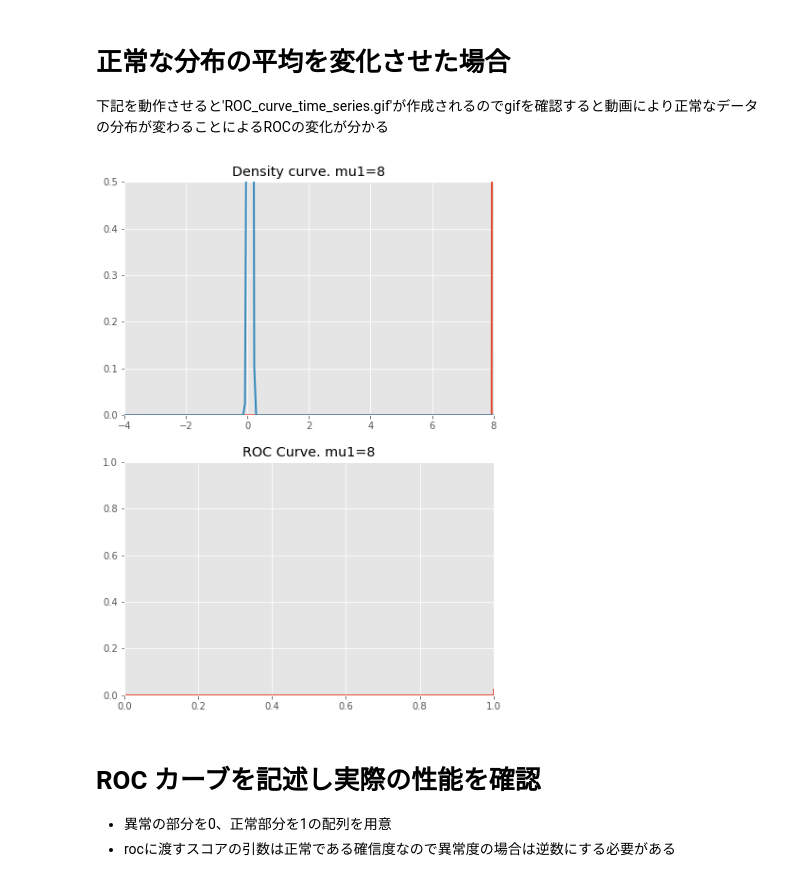
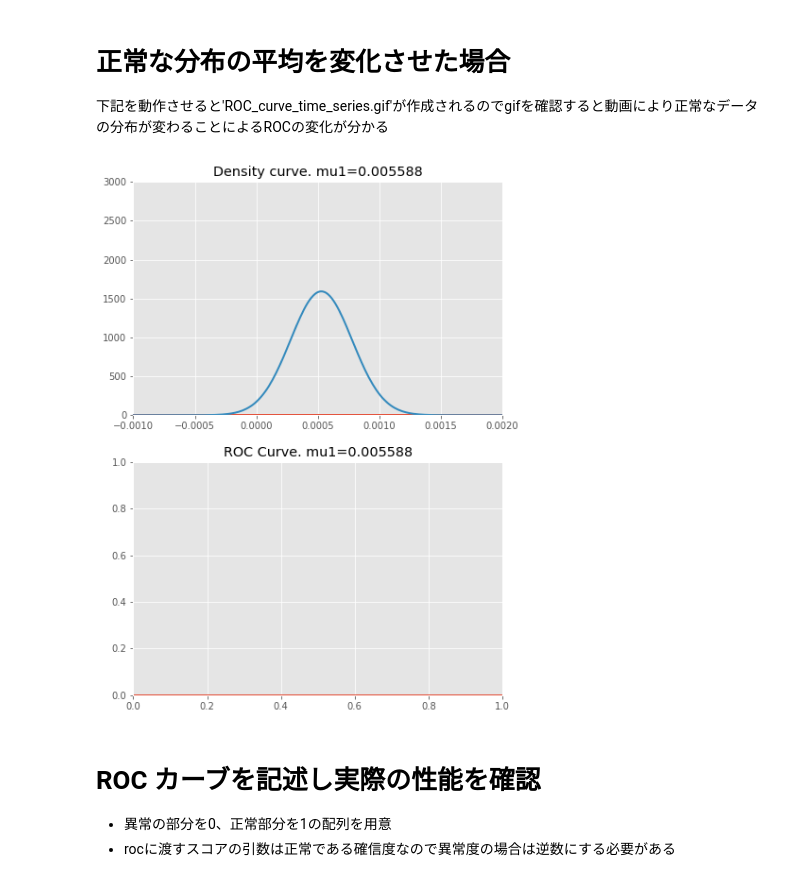
Before and after one commit to SnowMasaya/time_series_anomaly_detect_hands_on, a Jupyter notebook: advanced/time_series_anomaly_detect_keras.ipynb, the cells around one changed output. Drawn from its saved outputs; the diff is of its cells as text; code cells hidden in the pictures.

Commit message:
Normalize Distribbution

```diff
--- a/advanced/time_series_anomaly_detect_keras.ipynb
+++ b/advanced/time_series_anomaly_detect_keras.ipynb
@@ -530,8 +530,8 @@ print('mean anomaly {}'.format(mse_value_anomaly_mean))
 print('std {}'.format(mse_value_test_normal_std))
 print('std anomaly {}'.format(mse_value_anomaly_std))
 
-xmin = -4
-xmax = 8
+xmin = -0.001
+xmax = 0.002
 
 sx = 200
 xx = np.linspace(xmin, xmax, sx)
@@ -545,8 +545,7 @@ x2 = st.norm.pdf(xx_anomaly, loc=mse_value_anomaly_mean, scale=mse_value_anomaly
 plt.figure(figsize=(14, 8))
 plt.subplot(211)
 plt.title("Normal gaussian. mu1=%f"%(mse_value_test_normal_mean))
-plt.ylim(0, 0.07)
-plt.yticks(np.linspace(0, 0.07, 5, endpoint=True))
+plt.ylim(0, 3200)
 
 plt.plot(xx, x1, color='b', linewidth=2, zorder = 200)
 
@@ -554,7 +553,7 @@ plt.plot(xx, x1, color='b', linewidth=2, zorder = 200)
 plt.figure(figsize=(14, 8))
 plt.subplot(212)
 plt.title("Anomaly gaussian. mu1=%f"%(mse_value_anomaly_mean))
-plt.ylim(0, 12.0)
+plt.ylim(0, 2000)
 
 plt.plot(xx, x2, color='r', linewidth=2, zorder = 200)
 
@@ -596,8 +595,8 @@ def animate(nframe):
     global num_frame
     plt.clf()
 
-    xmin = -4
-    xmax = 8
+    xmin = -0.001
+    xmax = 0.002
 
     # xの分割数
     sx = 200
@@ -608,42 +607,42 @@ def animate(nframe):
     # x軸生成
     xx = np.linspace(xmin, xmax, sx)
 
-    mu1 = -4 + mse_value_test_normal_mean_global + 0.5 * pos
+    mu1 = -0.001 + mse_value_test_normal_mean_global + mse_value_test_normal_mean_global * pos
     mu2 = mse_value_anomaly_mean_global
 
     sd1 = mse_value_test_normal_std_global
     sd2 = mse_value_anomaly_std_global
 
     # 分布の準備
     x1 = st.norm.pdf(xx, loc=mu1, scale=sd1)
     x2 = st.norm.pdf(xx, loc=mu2, scale=sd2)
     cx1 = st.norm.cdf(xx, loc=mu1, scale=sd1)
     cx2 = st.norm.cdf(xx, loc=mu2, scale=sd2)
 
     # Graph描画
     plt.subplot(211)
-    plt.title("Density curve. mu1=%d"%mu1)
+    plt.title("Density curve. mu1=%f"%mu1)
     plt.xlim(xmin, xmax)
-    plt.ylim(0,0.5)
+    plt.ylim(0,3000)
     ln1, = plt.plot([], [], linewidth=2, zorder = 200, animated=True)
     ln1.set_data(xx, x1)
     ln2, = plt.plot([], [], linewidth=2, zorder = 200, animated=True)
     ln2.set_data(xx, x2)
 
     plt.subplot(212)
-    plt.title("ROC Curve. mu1=%d"%(mu1))
+    plt.title("ROC Curve. mu1=%f"%(mu1))
     plt.xlim(0,1)
     plt.ylim(0,1)
     plt.plot(cx2, cx1, linewidth=2)
 
     return ln1, ln2
 
 num_frame = 25
 fig = plt.figure(figsize=(7,10))
 anim = ani.FuncAnimation(fig, animate, frames=num_frame, blit=True)
 anim.save('ROC_curve_time_series.gif', writer='imagemagick', fps=2, dpi=64)
 # %% [output]
-[figure, old version]
+[figure, new version]
 # %% [markdown]
 # ROC カーブを記述し実際の性能を確認
 - 異常の部分を0、正常部分を1の配列を用意
```
Also changed, not shown: parts of 1 cell of this notebook.
